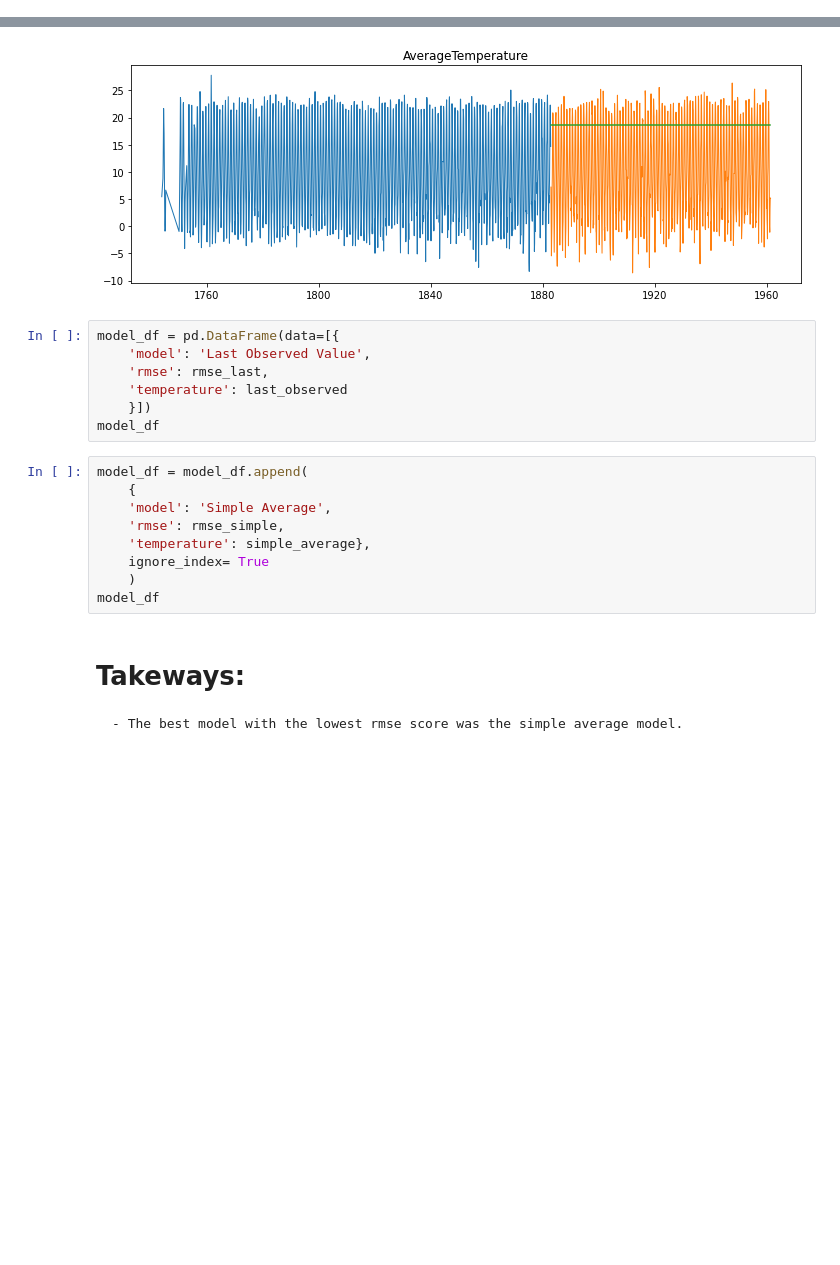
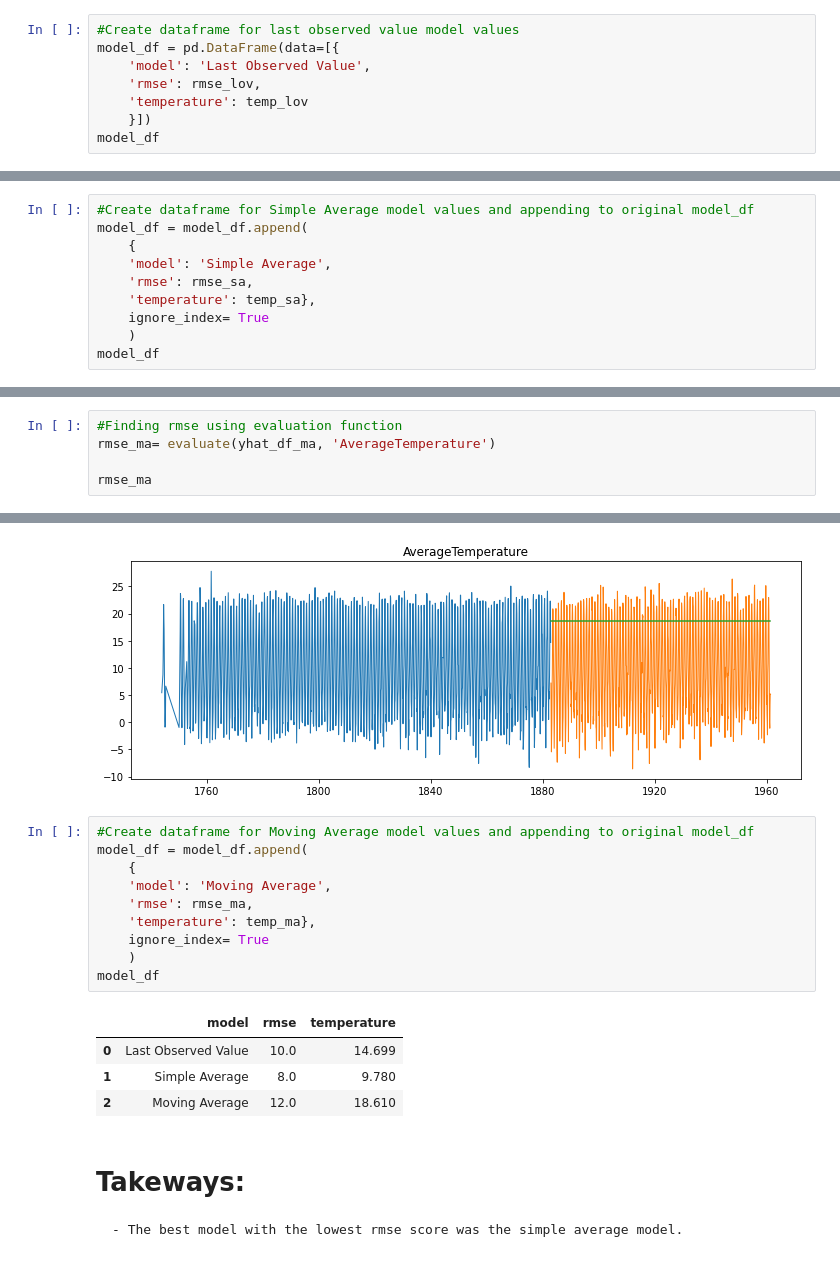
Before and after one commit to LinhQuach13/time-series-exercises, a Jupyter notebook: MajorCityTemps.ipynb, the cells around one changed output, grey strips where cells are left out. Cells and saved outputs as stored; diff of their text form; blank space fills up the shorter version.

```diff
--- a/MajorCityTemps.ipynb
+++ b/MajorCityTemps.ipynb
@@ -395,3 +395,11 @@ plot_and_eval(yhat_df_lov, 'AverageTemperature')
 # %% [output]
 AverageTemperature -- RMSE: 10
 [figure]
+# %%
+#Create dataframe for last observed value model values
+model_df = pd.DataFrame(data=[{
+    'model': 'Last Observed Value',
+    'rmse': rmse_lov,
+    'temperature': temp_lov
+    }])
+model_df
@@ -445,3 +456,13 @@ plot_and_eval(yhat_df_sa, 'AverageTemperature')
 # %% [output]
 AverageTemperature -- RMSE: 8
 [figure]
+# %%
+#Create dataframe for Simple Average model values and appending to original model_df
+model_df = model_df.append(
+    {
+    'model': 'Simple Average',
+    'rmse': rmse_sa,
+    'temperature': temp_sa},
+    ignore_index= True
+    )
+model_df
@@ -469,3 +494,8 @@ yhat_df_ma.head()
 | 1883-01-01 | 18.61 |
 | 1883-02-01 | 18.61 |
 | 1883-03-01 | 18.61 |
+# %%
+#Finding rmse using evaluation function
+rmse_ma= evaluate(yhat_df_ma, 'AverageTemperature')
+
+rmse_ma
@@ -475,22 +507,21 @@ plot_and_eval(yhat_df_ma, 'AverageTemperature')
 # %% [output]
 AverageTemperature -- RMSE: 12
 [figure]
-# %%
-model_df = pd.DataFrame(data=[{
-    'model': 'Last Observed Value',
-    'rmse': rmse_last,
-    'temperature': last_observed
-    }])
-model_df
 # %%
+#Create dataframe for Moving Average model values and appending to original model_df
 model_df = model_df.append(
     {
-    'model': 'Simple Average',
-    'rmse': rmse_simple,
-    'temperature': simple_average},
+    'model': 'Moving Average',
+    'rmse': rmse_ma,
+    'temperature': temp_ma},
     ignore_index= True
     )
 model_df
+# %% [output]
+|  | model | rmse | temperature |
+| 0 | Last Observed Value | 10.0 | 14.699 |
+| 1 | Simple Average | 8.0 | 9.780 |
+| 2 | Moving Average | 12.0 | 18.610 |
 # %% [markdown]
 # Takeways:
     - The best model with the lowest rmse score was the simple average model.
```
Also changed, not shown: parts of 4 cells of this notebook.
